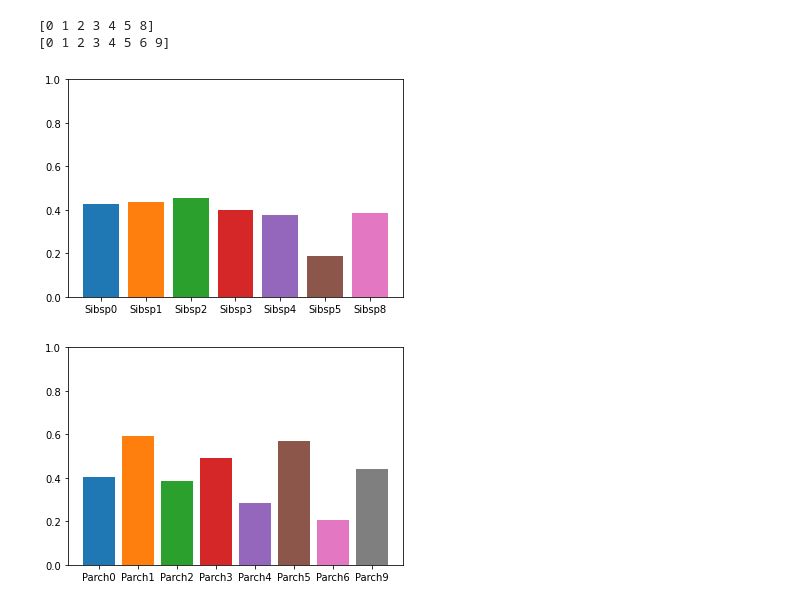
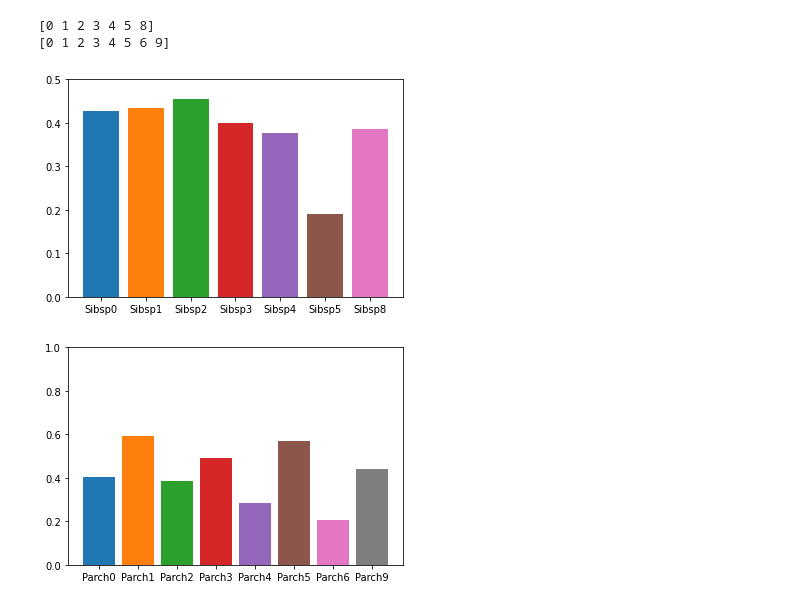
Before and after one commit to gonzou122/Tabular-Playground-Series---April-2021, a Jupyter notebook: code/EDA.ipynb, the cells around one changed output. Drawn from its saved outputs; the diff is of its cells as text; code cells hidden in the pictures.

```diff
--- a/code/EDA.ipynb
+++ b/code/EDA.ipynb
@@ -290,13 +290,13 @@ for i in np.sort(df_train['Parch'].unique()):
 # %%
 # Sibspの生存率を比較
 cmap = plt.get_cmap("tab10")
 left = ['Sibsp0', 'Sibsp1','Sibsp2','Sibsp3','Sibsp4','Sibsp5','Sibsp8']  # グラフの横軸（X軸）
 height = SibSp_list  # 値（Y軸）
 plt.bar(left, height,color=[cmap(0),cmap(1),cmap(2),cmap(3),cmap(4),cmap(5),cmap(6)])
-plt.ylim(0,1)
+plt.ylim(0,0.5)
 plt.show()
 # %% [output]
-[figure, old version]
+[figure, new version]
 # %%
 # Parchの生存率を比較
 cmap = plt.get_cmap("tab10")
```
Also changed, not shown: parts of 19 cells of this notebook.
